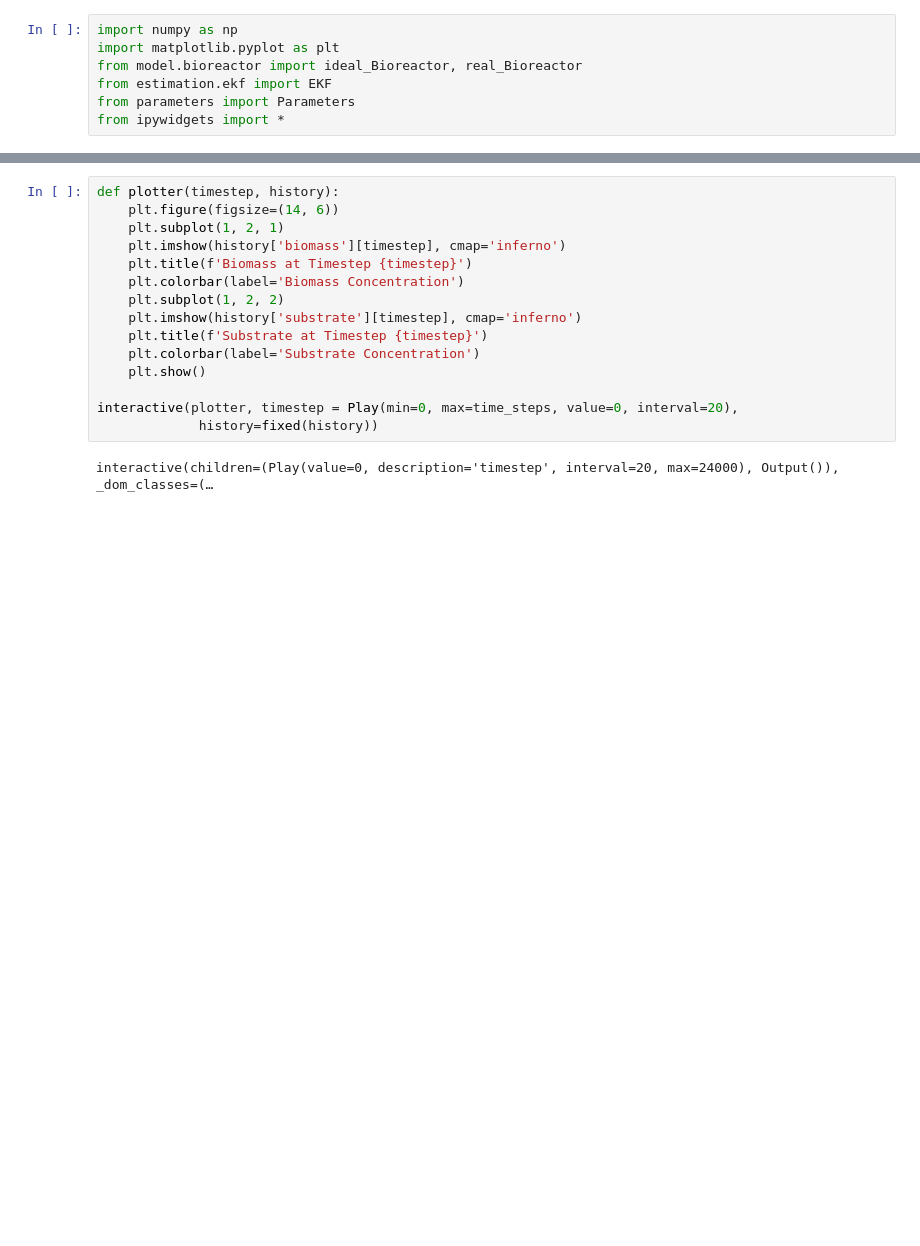
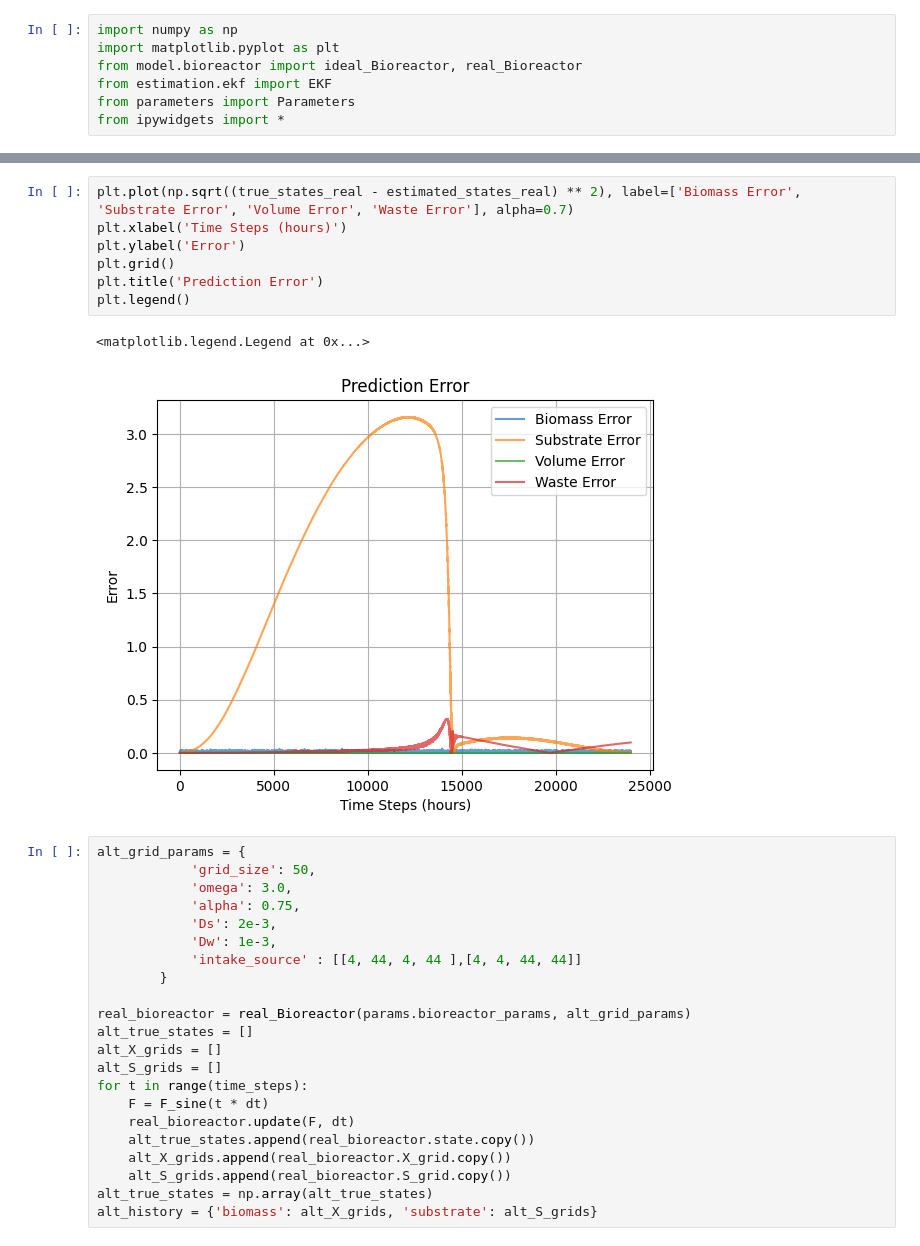
Before and after one commit to RayeneZanina/bioreactor-control, a Jupyter notebook: main.ipynb, the cells around one changed output, grey strips where cells are left out. Saved outputs shown, nothing was run; the diff lists cells and outputs as text; blank space fills up the shorter version.

```diff
--- a/main.ipynb
+++ b/main.ipynb
@@ -114,17 +141,32 @@ plt.legend()
+# %%
+plt.plot(np.sqrt((true_states_real - estimated_states_real) ** 2), label=['Biomass Error', 'Substrate Error', 'Volume Error', 'Waste Error'], alpha=0.7)
+plt.xlabel('Time Steps (hours)')
+plt.ylabel('Error')
+plt.grid()
+plt.title('Prediction Error')
+plt.legend()
+# %% [output]
+<matplotlib.legend.Legend at 0x...>
+[figure, added]
 # %%
-def plotter(timestep, history):
-    plt.figure(figsize=(14, 6))
-    plt.subplot(1, 2, 1)
-    plt.imshow(history['biomass'][timestep], cmap='inferno')
-    plt.title(f'Biomass at Timestep {timestep}')
-    plt.colorbar(label='Biomass Concentration')
-    plt.subplot(1, 2, 2)
-    plt.imshow(history['substrate'][timestep], cmap='inferno')
-    plt.title(f'Substrate at Timestep {timestep}')
-    plt.colorbar(label='Substrate Concentration')
-    plt.show()
+alt_grid_params = {
+            'grid_size': 50,
+            'omega': 3.0,
+            'alpha': 0.75,
+            'Ds': 2e-3,
+            'Dw': 1e-3,
+            'intake_source' : [[4, 44, 4, 44 ],[4, 4, 44, 44]]
+        }
 
-interactive(plotter, timestep = Play(min=0, max=time_steps, value=0, interval=20),
-             history=fixed(history))
+real_bioreactor = real_Bioreactor(params.bioreactor_params, alt_grid_params)
+alt_true_states = []
+alt_X_grids = []
+alt_S_grids = []
+for t in range(time_steps):
+    F = F_sine(t * dt)
+    real_bioreactor.update(F, dt)
+    alt_true_states.append(real_bioreactor.state.copy())
+    alt_X_grids.append(real_bioreactor.X_grid.copy())
+    alt_S_grids.append(real_bioreactor.S_grid.copy())
+alt_true_states = np.array(alt_true_states)
+alt_history = {'biomass': alt_X_grids, 'substrate': alt_S_grids}
-# %% [output]
-interactive(children=(Play(value=0, description='timestep', interval=20, max=24000), Output()), _dom_classes=(…
```
Also changed, not shown: parts of 14 cells of this notebook, 2 other files.
